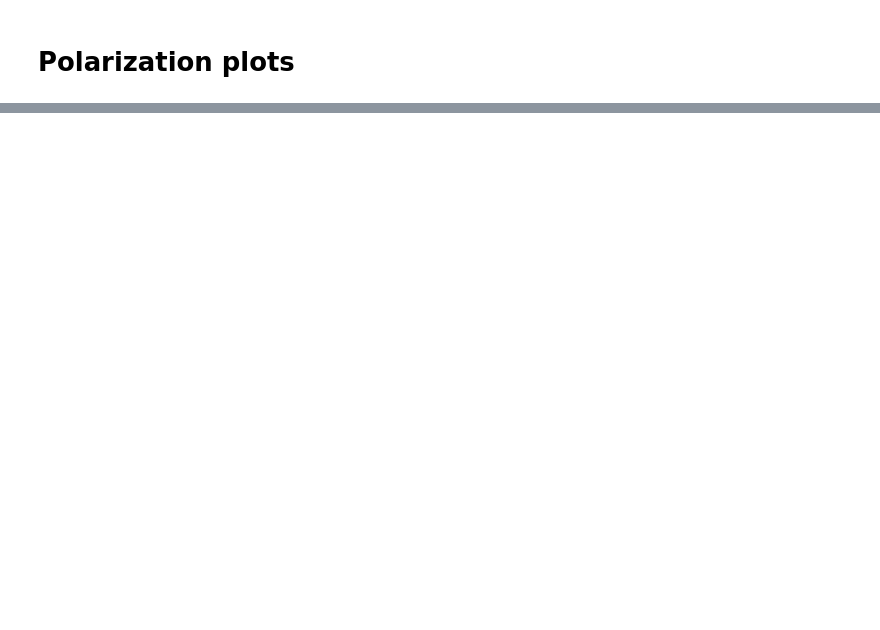
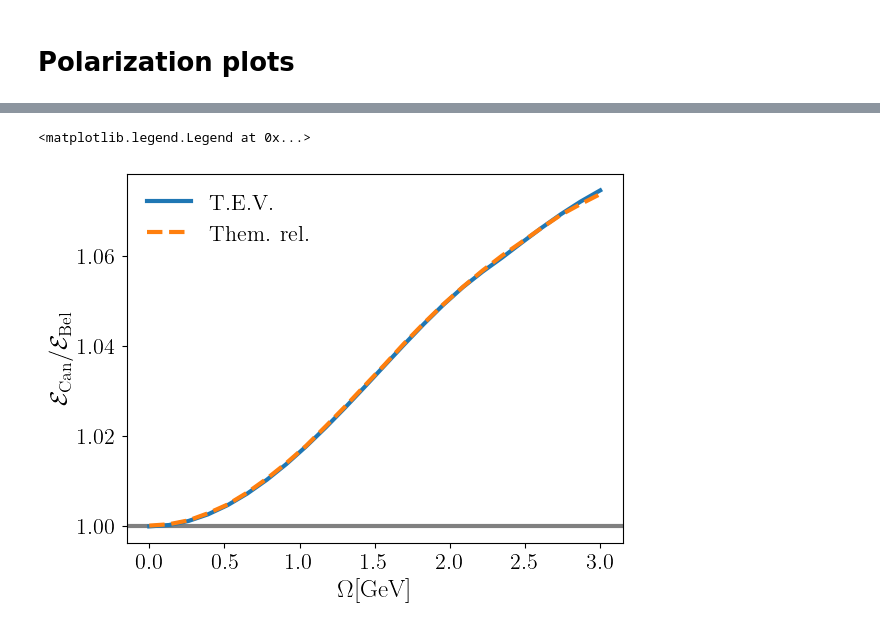
Before and after one commit to AndrePalermo/DiracFermions-in-MilneSpacetime, a Jupyter notebook: plots.ipynb, the cells around one changed output, grey strips where cells are left out. Drawn from its saved outputs; the diff is of its cells as text; code cells hidden in the pictures; blank space fills up the shorter version.

```diff
--- a/plots.ipynb
+++ b/plots.ipynb
@@ -155,0 +59,19 @@ plt.savefig("./anisotropy_factor.pdf", bbox_inches='tight')
+# %%
+folder = "./Integrals_Data"
+Omlist, Edens, PT, PL,SpinDens,TorqeDens = np.loadtxt(f"{folder}/joined_mass=1.0_Temp=1.0_tau=1.0_mu_T=0.0.txt")
+Omlist, PlistZ, P_dTlistZ, SpinlistZ = np.loadtxt(f"{folder}/resultslogZ_mass=1.0_T=1.0_tau=1.0.txt")
+Ebel = Edens[0]
+Pbel = PT[0]
+Temp= 1.0
+# %%
+plt.axhline(1.0, color="grey", linewidth=3.0)
+plt.plot(Omlist, Edens/Ebel,label= "T.E.V.")
+plt.plot(Omlist, (-PlistZ+Temp*P_dTlistZ+Omlist*SpinlistZ)/Ebel,label= "Them. rel.",linestyle=linestyles[1])
+
+plt.xlabel(r"$\Omega$[GeV]", fontsize=18)
+plt.ylabel(r"$\mathcal{E}_{\rm Can}/\mathcal{E}_{\rm Bel}$", fontsize=18)
+plt.legend(frameon=False)
+# plt.savefig("./energy_ratio.pdf", bbox_inches='tight')
+# %% [output]
+<matplotlib.legend.Legend at 0x...>
+[figure, added]
```
Also changed, not shown: parts of 6 cells of this notebook.
